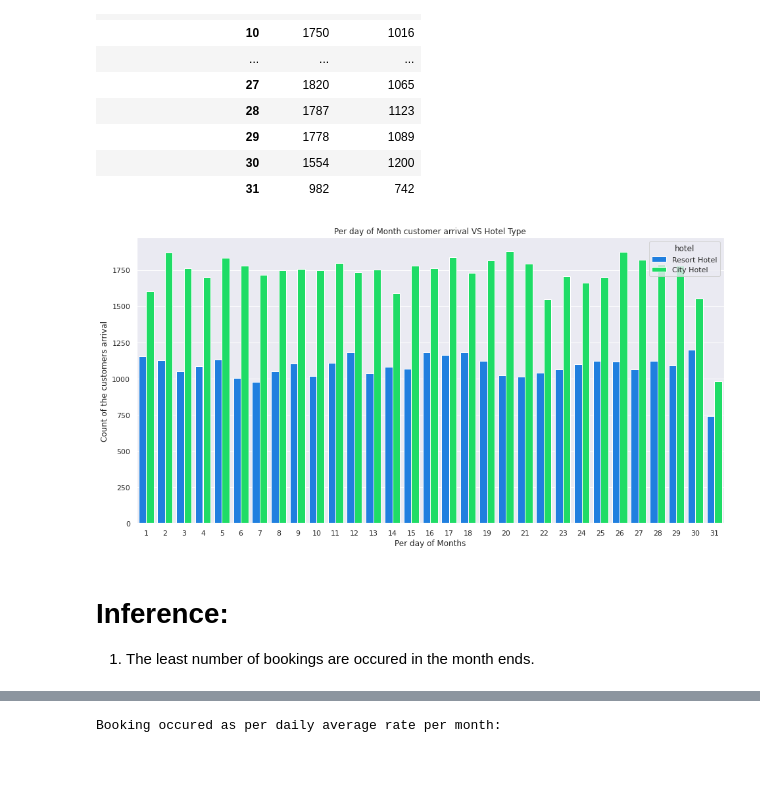
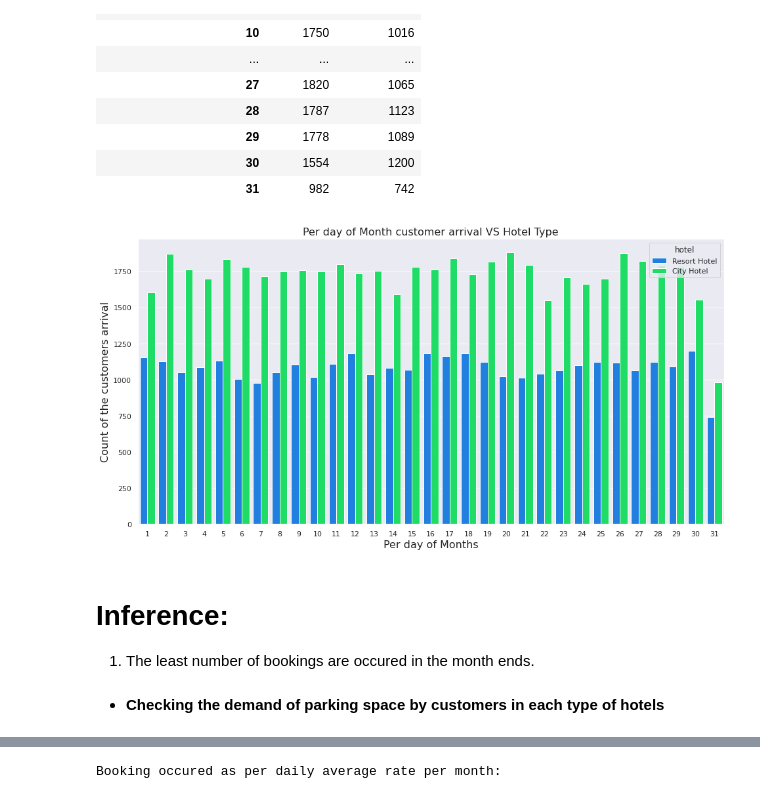
Before and after one commit to manojkb04/EDA_Hotel_Booking, a Jupyter notebook: Hotel_Booking_Analysis_Capstone_Project.ipynb, the cells around one changed output, grey strips where cells are left out. Cells and saved outputs as stored; diff of their text form; code cells hidden in the pictures; blank space fills up the shorter version.

```diff
--- a/Hotel_Booking_Analysis_Capstone_Project.ipynb
+++ b/Hotel_Booking_Analysis_Capstone_Project.ipynb
@@ -540,11 +558,0 @@ shape of the data_set: (86914, 30)
-# %%
-# By ploting heatmap using seaborn we can plot and using .corr() Which is use to find the pairwise correlation of all columns in the dataframe
-
-plt.figure(figsize = (26, 13))
-corr_data = data.corr()
-
-sns.set(font_scale = 2)
-
-sns.heatmap(corr_data, annot = True, cmap = 'gist_rainbow_r', annot_kws = {"size": 16})
-plt.title('Heatmap showing the correlation between various numeric columns')
-plt.show()
@@ -1011,19 +1037,21 @@ The total count of per day arrival in month of the customers to the hotels:
 # %%
 # Ploting count plot to visualize the booking per day of month in each type of hotel
 
 sns.set_palette('gist_ncar')
 
 plt.figure(figsize=(16, 8))
 
 sns.countplot(data = data, x = 'arrival_date_day_of_month',hue='hotel')
 
-plt.title('Per day of Month customer arrival VS Hotel Type')
-plt.xlabel('Per day of Months')
-plt.ylabel('Count of the customers arrival')
+plt.title('Per day of Month customer arrival VS Hotel Type', fontsize=16)
+plt.xlabel('Per day of Months', fontsize=16)
+plt.ylabel('Count of the customers arrival', fontsize=16)
 
 plt.show()
 # %% [output]
-[figure, old version]
+[figure, new version]
 # %% [markdown]
 # Inference:
 1. The least number of bookings are occured in the month ends.
+# %% [markdown]
+* <b>Checking the demand of parking space by customers in each type of hotels</b>
```
Also changed, not shown: parts of 67 cells of this notebook.
